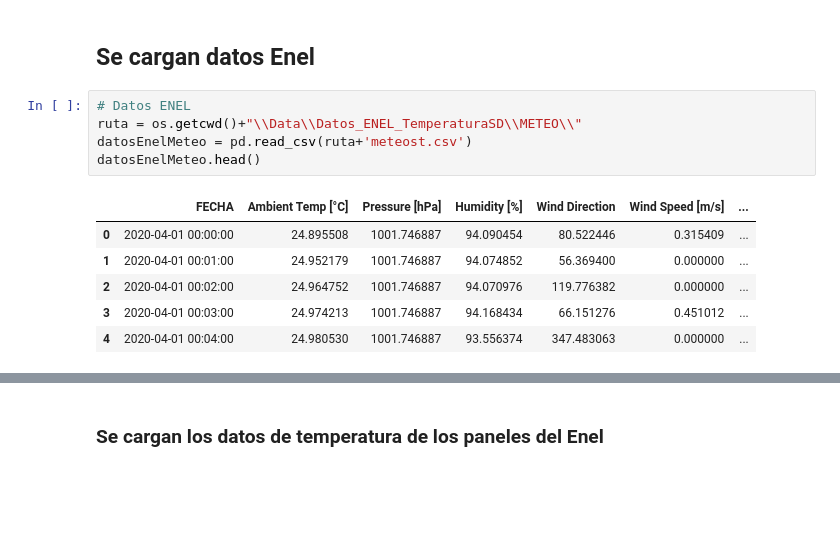
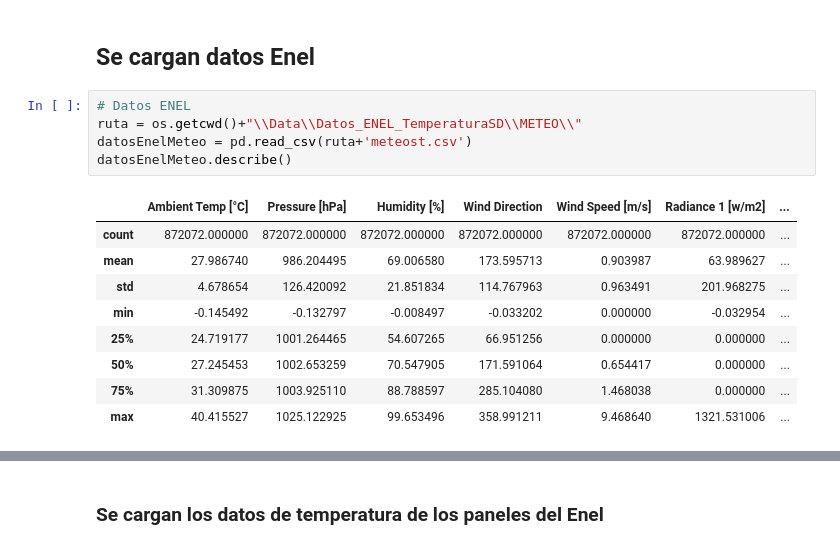
Before and after one commit to sofgutierrez6/ProyectoGrado, a Jupyter notebook: Proyecto_de_Grado.ipynb, the cells around one changed output, grey strips where cells are left out. Drawn from its saved outputs; the diff is of its cells as text; blank space fills up the shorter version.

```diff
--- a/Proyecto_de_Grado.ipynb
+++ b/Proyecto_de_Grado.ipynb
@@ -634,12 +634,15 @@ datosTempSD['Ta'].isna().sum()
 # %%
 # Datos ENEL
 ruta = os.getcwd()+"\\Data\\Datos_ENEL_TemperaturaSD\\METEO\\"
 datosEnelMeteo = pd.read_csv(ruta+'meteost.csv')
-datosEnelMeteo.head()
+datosEnelMeteo.describe()
 # %% [output]
-|  | FECHA | Ambient Temp [°C] | Pressure [hPa] | Humidity [%] | Wind Direction | Wind Speed [m/s] | ... |
-| 0 | 2020-04-01 00:00:00 | 24.895508 | 1001.746887 | 94.090454 | 80.522446 | 0.315409 | ... |
-| 1 | 2020-04-01 00:01:00 | 24.952179 | 1001.746887 | 94.074852 | 56.369400 | 0.000000 | ... |
-| 2 | 2020-04-01 00:02:00 | 24.964752 | 1001.746887 | 94.070976 | 119.776382 | 0.000000 | ... |
-| 3 | 2020-04-01 00:03:00 | 24.974213 | 1001.746887 | 94.168434 | 66.151276 | 0.451012 | ... |
-| 4 | 2020-04-01 00:04:00 | 24.980530 | 1001.746887 | 93.556374 | 347.483063 | 0.000000 | ... |
+|  | Ambient Temp [°C] | Pressure [hPa] | Humidity [%] | Wind Direction | Wind Speed [m/s] | Radiance 1 [w/m2] | ... |
+| count | 872072.000000 | 872072.000000 | 872072.000000 | 872072.000000 | 872072.000000 | 872072.000000 | ... |
+| mean | 27.986740 | 986.204495 | 69.006580 | 173.595713 | 0.903987 | 63.989627 | ... |
+| std | 4.678654 | 126.420092 | 21.851834 | 114.767963 | 0.963491 | 201.968275 | ... |
+| min | -0.145492 | -0.132797 | -0.008497 | -0.033202 | 0.000000 | -0.032954 | ... |
+| 25% | 24.719177 | 1001.264465 | 54.607265 | 66.951256 | 0.000000 | 0.000000 | ... |
+| 50% | 27.245453 | 1002.653259 | 70.547905 | 171.591064 | 0.654417 | 0.000000 | ... |
+| 75% | 31.309875 | 1003.925110 | 88.788597 | 285.104080 | 1.468038 | 0.000000 | ... |
+| max | 40.415527 | 1025.122925 | 99.653496 | 358.991211 | 9.468640 | 1321.531006 | ... |
```
Also changed, not shown: parts of 4 cells of this notebook, 6 other files.
